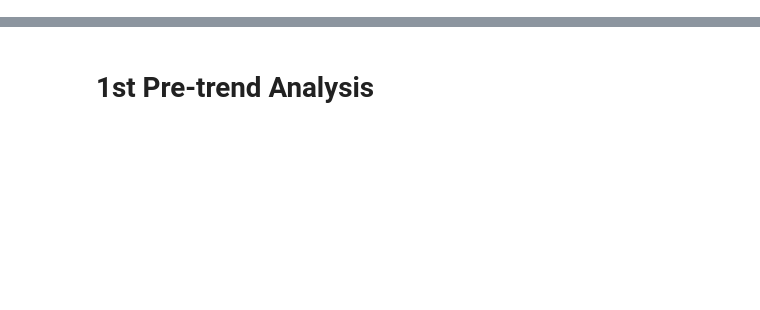
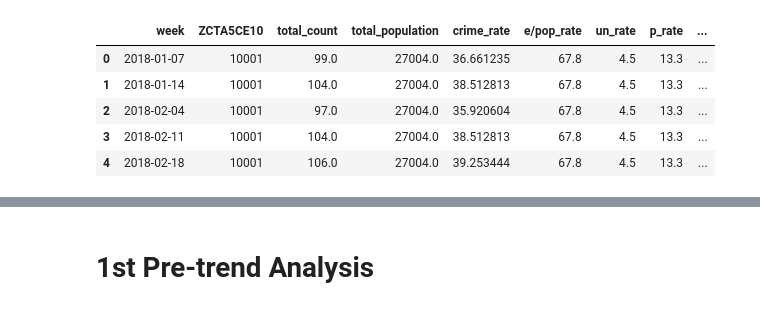
Before and after one commit to bail-reform/NYC, a Jupyter notebook: parallel_trend_analysis.ipynb, the cells around one changed output, grey strips where cells are left out. Saved outputs shown, nothing was run; the diff lists cells and outputs as text; code cells hidden in the pictures; blank space fills up the shorter version.

```diff
--- a/parallel_trend_analysis.ipynb
+++ b/parallel_trend_analysis.ipynb
@@ -33 +34,10 @@ week_no             float64
 dtype: object
+# %%
+nyc.head()
+# %% [output]
+|  | week | ZCTA5CE10 | total_count | total_population | crime_rate | e/pop_rate | un_rate | p_rate | ... |
+| 0 | 2018-01-07 | 10001 | 99.0 | 27004.0 | 36.661235 | 67.8 | 4.5 | 13.3 | ... |
+| 1 | 2018-01-14 | 10001 | 104.0 | 27004.0 | 38.512813 | 67.8 | 4.5 | 13.3 | ... |
+| 2 | 2018-02-04 | 10001 | 97.0 | 27004.0 | 35.920604 | 67.8 | 4.5 | 13.3 | ... |
+| 3 | 2018-02-11 | 10001 | 104.0 | 27004.0 | 38.512813 | 67.8 | 4.5 | 13.3 | ... |
+| 4 | 2018-02-18 | 10001 | 106.0 | 27004.0 | 39.253444 | 67.8 | 4.5 | 13.3 | ... |
```
Also changed, not shown: parts of 18 cells of this notebook.
